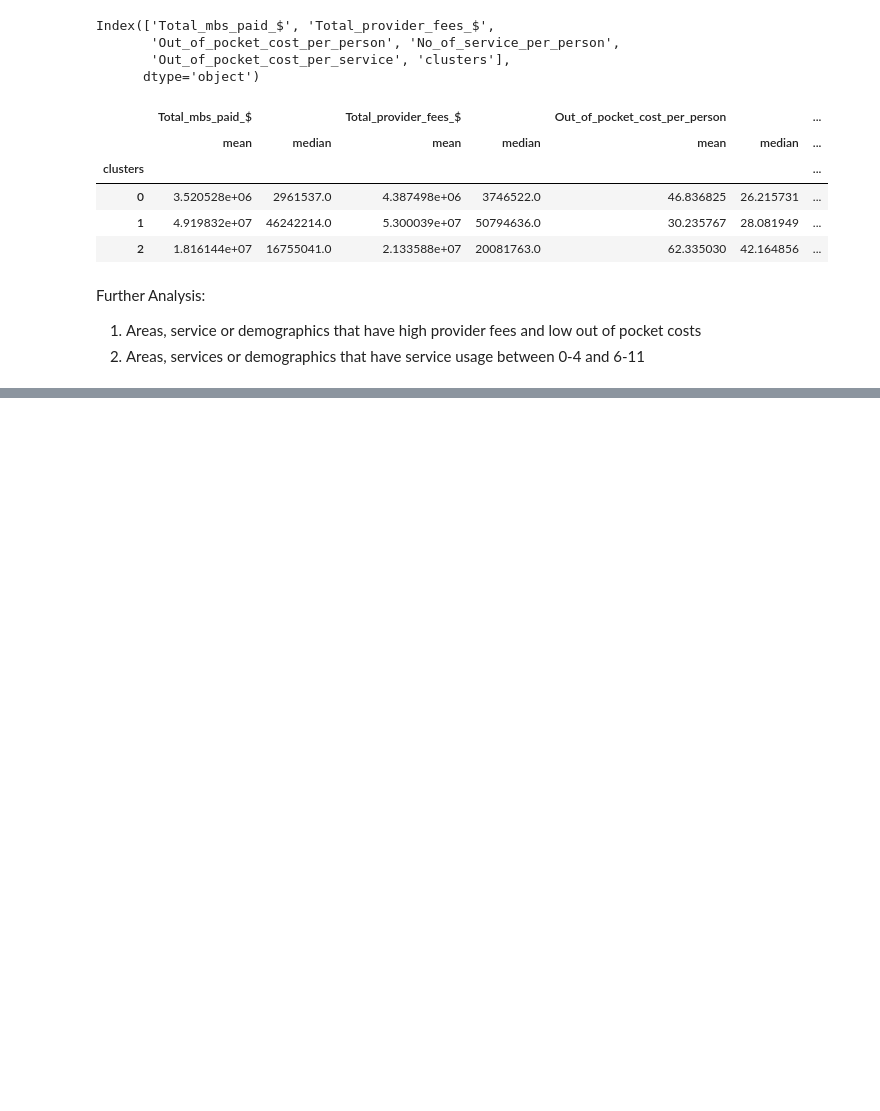
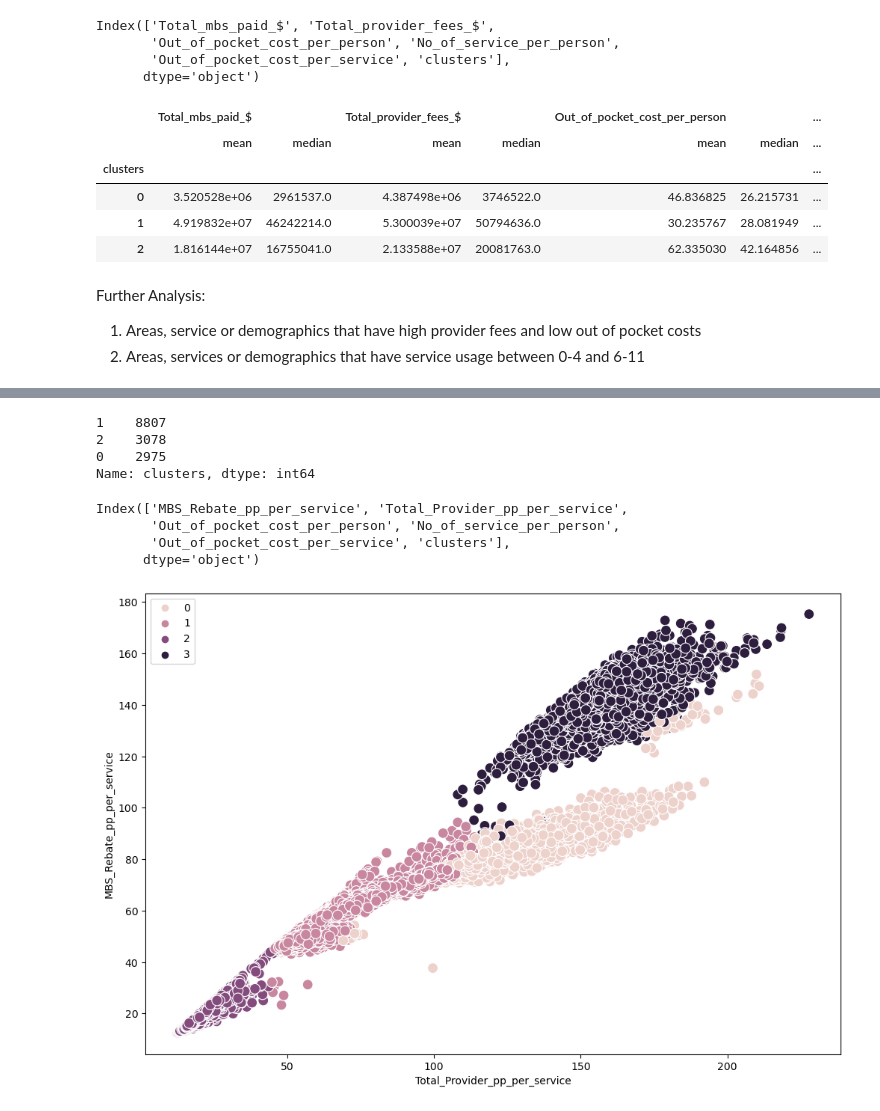
Before and after one commit to jiniep/mbs_analysis, a Jupyter notebook: scripts/15_clustering_analysis.ipynb, the cells around one changed output, grey strips where cells are left out. Saved outputs shown, nothing was run; the diff lists cells and outputs as text; code cells hidden in the pictures; blank space fills up the shorter version.

```diff
--- a/scripts/15_clustering_analysis.ipynb
+++ b/scripts/15_clustering_analysis.ipynb
@@ -296,0 +381,7 @@ Further Analysis:
+# %%
+# Create the k-means object.
+
+kmeans = KMeans(n_clusters=3)
+# Fit the k-means object to the data.
+
+kmeans.fit(df_mbs_sa3_numerical_val)
@@ -296,0 +390,2 @@ Further Analysis:
+# %%
+df_mbs_sa3_numerical_val["clusters"] = kmeans.fit_predict(df_mbs_sa3_numerical_val)
@@ -296,0 +407,34 @@ Further Analysis:
+# %%
+df_mbs_sa3_numerical_val["clusters"].value_counts()
+# %% [output]
+1    8807
+2    3078
+0    2975
+Name: clusters, dtype: int64
+# %%
+df_mbs_sa3_numerical_val.columns
+# %% [output]
+Index(['MBS_Rebate_pp_per_service', 'Total_Provider_pp_per_service',
+       'Out_of_pocket_cost_per_person', 'No_of_service_per_person',
+       'Out_of_pocket_cost_per_service', 'clusters'],
+      dtype='object')
+# %%
+# Plot the clusters for the "Price per Unit" and "D.metro" variables.
+
+plt.figure(figsize=(12, 8))
+ax = sns.scatterplot(
+    x=df_mbs_sa3_numerical_val["Total_Provider_pp_per_service"],
+    y=df_mbs_sa3_numerical_val["MBS_Rebate_pp_per_service"],
+    hue=kmeans.labels_,
+    s=100,
+)
+# Here, you're subsetting `X` for the x and y arguments to avoid using their labels.
+# `hue` takes the value of the attribute `kmeans.labels_`, which is the result of running the k-means algorithm.
+# `s` represents the size of the points you want to see in the plot.
+
+ax.grid(False)  # This removes the grid from the background.
+plt.xlabel("Total_Provider_pp_per_service")  # Label x-axis.
+plt.ylabel("MBS_Rebate_pp_per_service")  # Label y-axis.
+plt.show()
+# %% [output]
+[figure, added]
```
Also changed, not shown: parts of 23 cells of this notebook.
